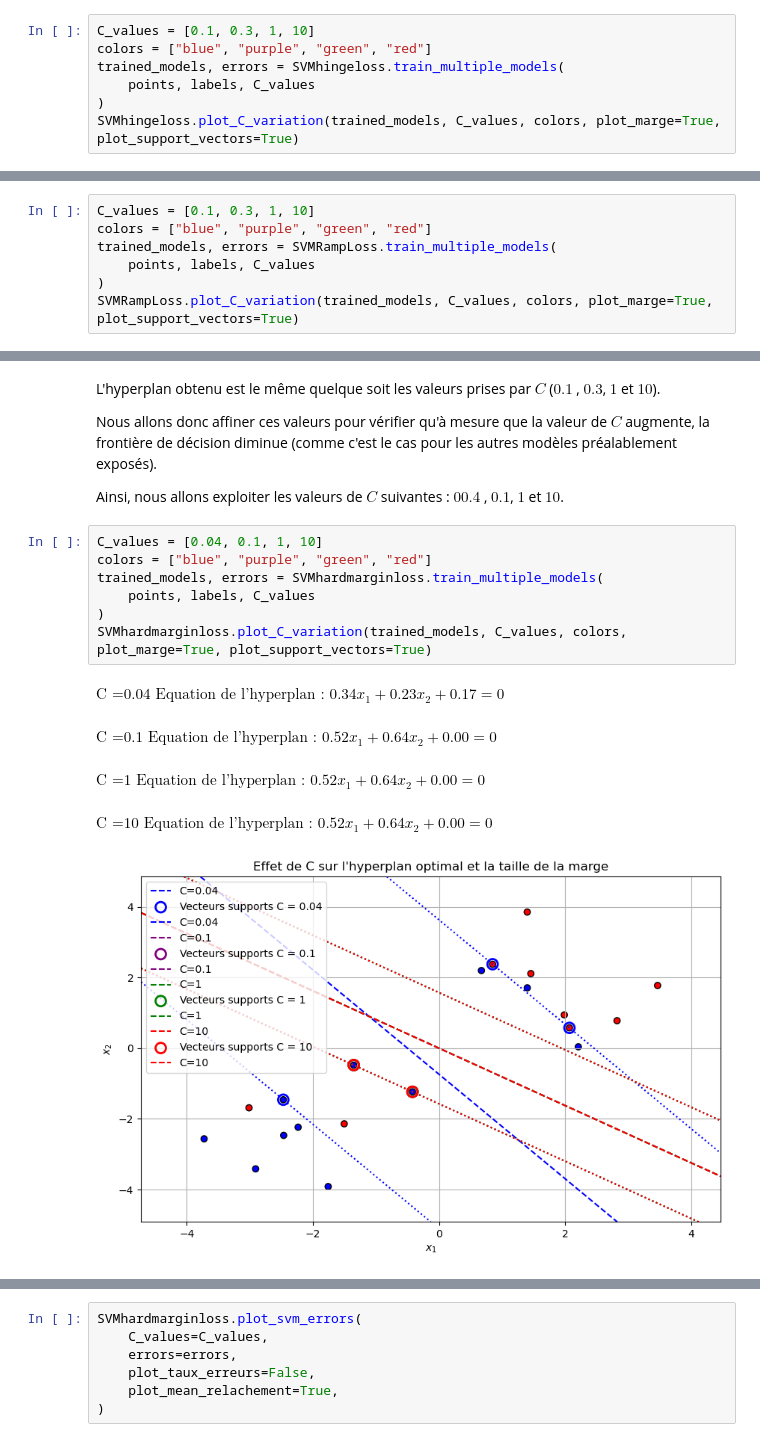
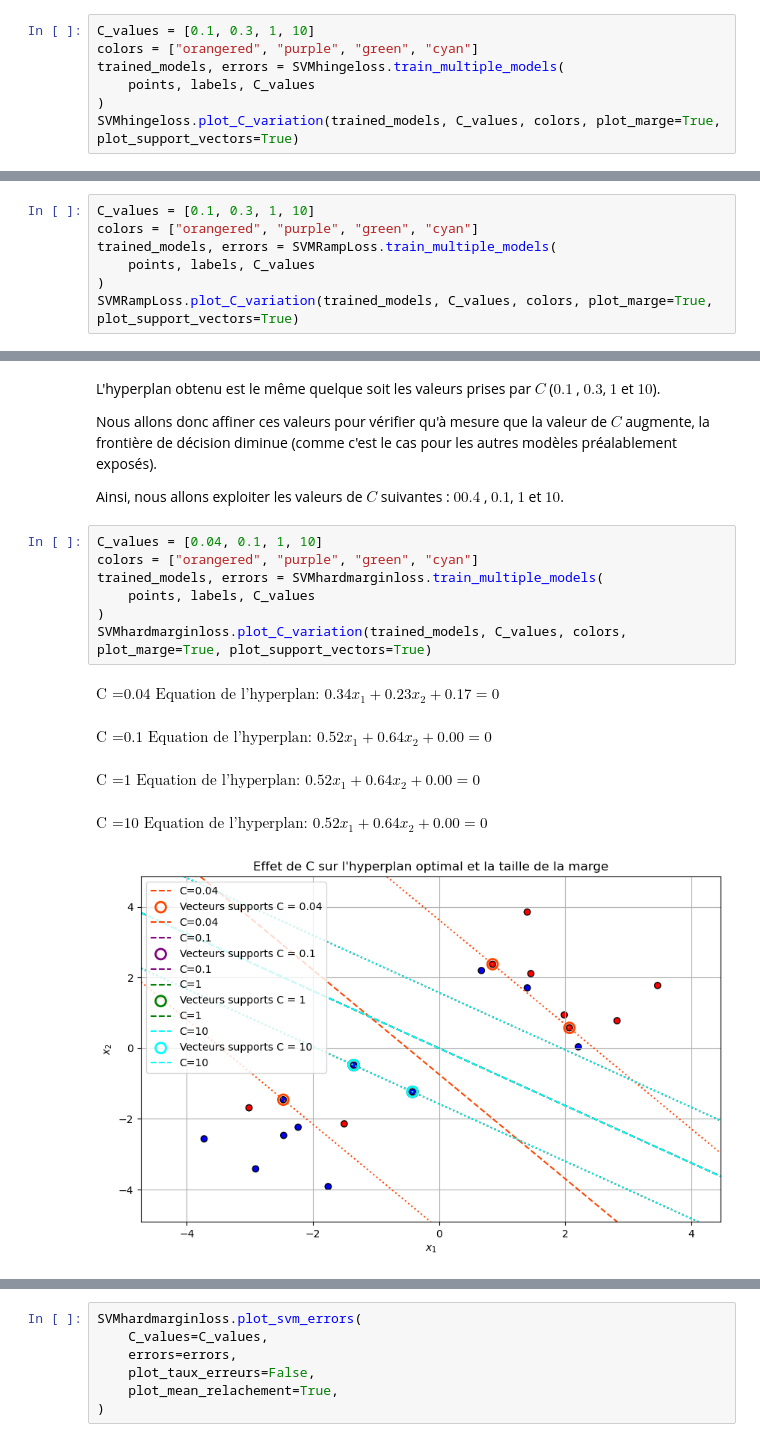
Before and after one commit to auduvignac/SVM_optimisation, a Jupyter notebook: SVM-Optimisation.ipynb, the cells around one changed output, grey strips where cells are left out. Saved outputs shown, nothing was run; the diff lists cells and outputs as text.

```diff
--- a/SVM-Optimisation.ipynb
+++ b/SVM-Optimisation.ipynb
@@ -932,7 +987,7 @@ Analysons maintenant l'effet de $C$ sur le plan optimal.
 Nous allons étudier l'impact de la variation de la pondération $C$ utilisée dans les losses sur le plan optimal. Pour ce faire, nous allons itérer sur les valeurs de $C$ suivantes : $[0.1, 0.3, 1, 10]$, chacune représentée par une couleur différente sur le graphique.
 # %%
 C_values = [0.1, 0.3, 1, 10]
-colors = ["blue", "purple", "green", "red"]
+colors = ["orangered", "purple", "green", "cyan"]
 trained_models, errors = SVMhingeloss.train_multiple_models(
     points, labels, C_values
 )
@@ -1376,7 +1431,7 @@ SVMramploss.plot_results(plot_marge=True, plot_support_vectors=True)
 Nous allons réaliser la démarche analogue à celle réalisée dans le cadre de l'analyse quantitative de l'effet de $C$ sur le plan optimal dans le cadre de la SVM avec *Hinge Loss*.
 # %%
 C_values = [0.1, 0.3, 1, 10]
-colors = ["blue", "purple", "green", "red"]
+colors = ["orangered", "purple", "green", "cyan"]
 trained_models, errors = SVMRampLoss.train_multiple_models(
     points, labels, C_values
 )
@@ -1790,16 +1846,16 @@ Nous allons donc affiner ces valeurs pour vérifier qu'à mesure que la valeur d
 Ainsi, nous allons exploiter les valeurs de $C$ suivantes : $00.4$ , $0.1$, $1$ et $10$.
 # %%
 C_values = [0.04, 0.1, 1, 10]
-colors = ["blue", "purple", "green", "red"]
+colors = ["orangered", "purple", "green", "cyan"]
 trained_models, errors = SVMhardmarginloss.train_multiple_models(
     points, labels, C_values
 )
 SVMhardmarginloss.plot_C_variation(trained_models, C_values, colors, plot_marge=True, plot_support_vectors=True)
 # %% [output]
-$\displaystyle \text{C =} 0.04 \text{ Equation de l'hyperplan : } 0.34x_1 + 0.23x_2 + 0.17 = 0$
+$\displaystyle \text{C =} 0.04 \text{ Equation de l'hyperplan: } 0.34x_1 + 0.23x_2 + 0.17 = 0$
-$\displaystyle \text{C =} 0.1 \text{ Equation de l'hyperplan : } 0.52x_1 + 0.64x_2 + 0.00 = 0$
+$\displaystyle \text{C =} 0.1 \text{ Equation de l'hyperplan: } 0.52x_1 + 0.64x_2 + 0.00 = 0$
-$\displaystyle \text{C =} 1 \text{ Equation de l'hyperplan : } 0.52x_1 + 0.64x_2 + 0.00 = 0$
+$\displaystyle \text{C =} 1 \text{ Equation de l'hyperplan: } 0.52x_1 + 0.64x_2 + 0.00 = 0$
-$\displaystyle \text{C =} 10 \text{ Equation de l'hyperplan : } 0.52x_1 + 0.64x_2 + 0.00 = 0$
+$\displaystyle \text{C =} 10 \text{ Equation de l'hyperplan: } 0.52x_1 + 0.64x_2 + 0.00 = 0$
-[figure, old version]
+[figure, new version]
 # %% [markdown]
 Nous observons qu’avec $C = 0.04$, la frontière de décision est plus large, ce qui permet une plus grande tolérance aux erreurs. En revanche, à partir de $C = 0.1$ et jusqu'à $C = 10$, l’hyperplan reste identique mais devient moins étendu, indiquant une réduction de la tolérance aux erreurs par rapport à $C = 0.04$.
```
Also changed, not shown: parts of 7 cells of this notebook.
